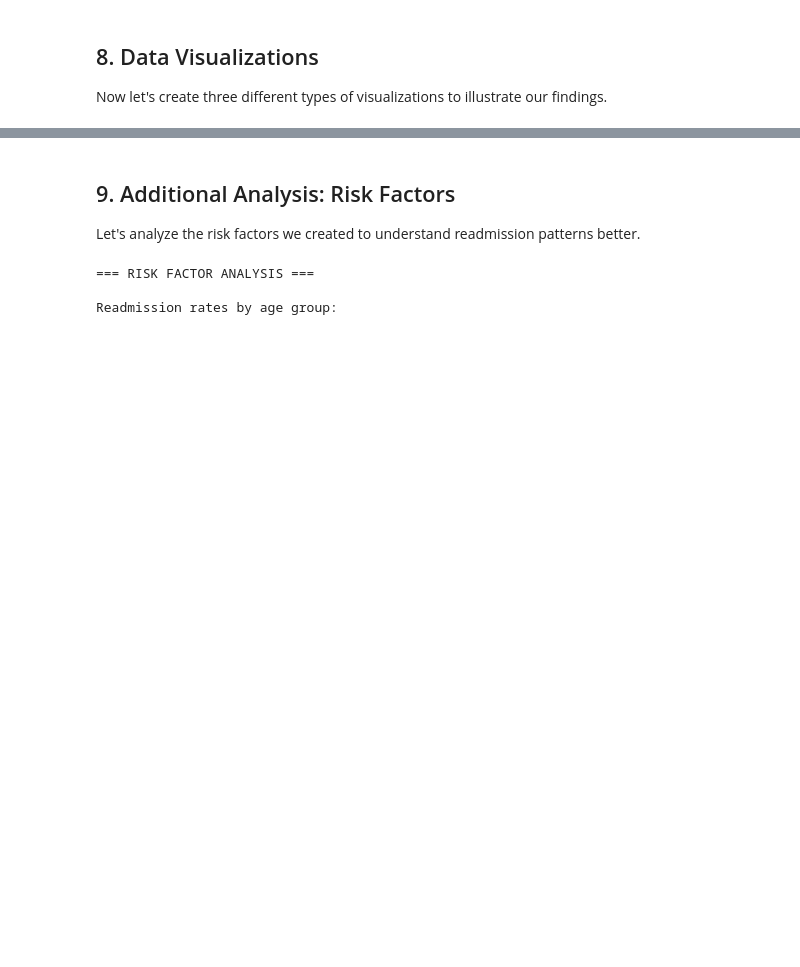
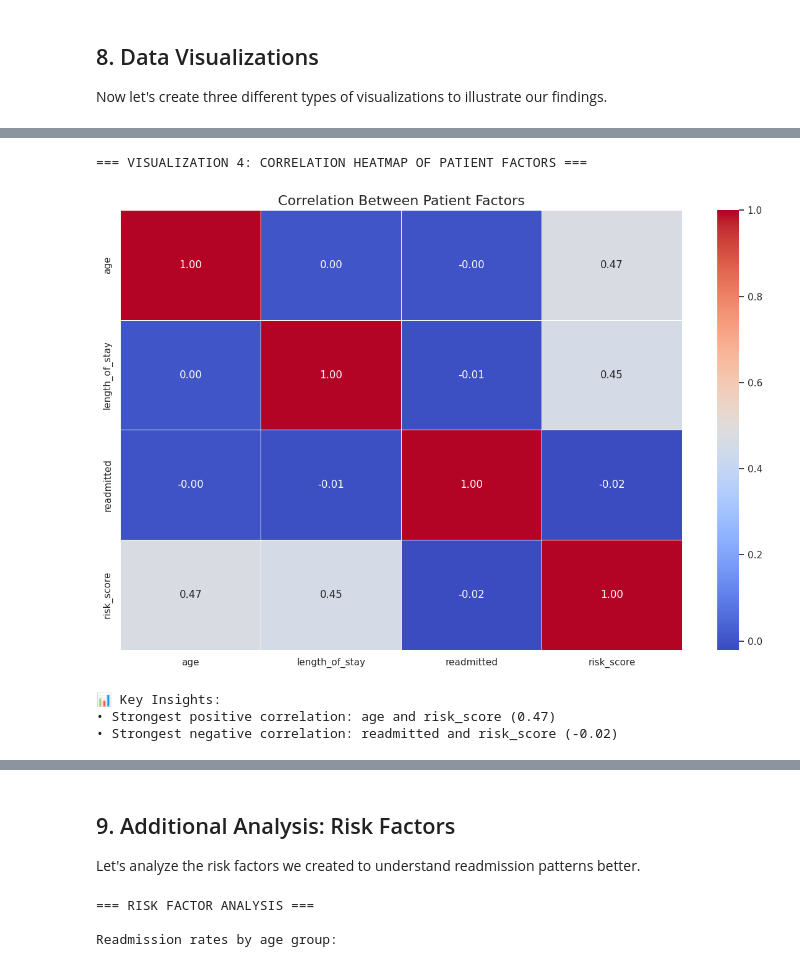
Before and after one commit to lcabrp/patient_analysis_01, a Jupyter notebook: healthcare_analysis.ipynb, the cells around one changed output, grey strips where cells are left out. Saved outputs shown, nothing was run; the diff lists cells and outputs as text; code cells hidden in the pictures; blank space fills up the shorter version.

Commit message:
Adding more visualizations

```diff
--- a/healthcare_analysis.ipynb
+++ b/healthcare_analysis.ipynb
@@ -761,0 +766,39 @@ print(f"• Worst performing hospital: {worst_hospital['hospital_name']} ({worst
+# %%
+# Visualization 4: Heatmap - Correlation between patient factors
+print("=== VISUALIZATION 4: CORRELATION HEATMAP OF PATIENT FACTORS ===")
+
+# Select numeric columns for correlation analysis
+numeric_columns = ['age', 'length_of_stay', 'readmitted', 'risk_score']
+correlation_matrix = patient_data[numeric_columns].corr()
+
+# Create the heatmap
+fig4 = vis.create_heatmap(
+    correlation_matrix,
+    title='Correlation Between Patient Factors',
+    cmap="coolwarm",
+    annot=True,
+    fmt=".2f"
+)
+plt.show()
+
+# Get correlations excluding self-correlations (diagonal)
+# unstack() converts the 2D correlation matrix into a 1D Series with MultiIndex
+# where each row is a pair of variables with their correlation value
+corr_pairs = correlation_matrix.unstack()
+
+# Remove self-correlations (diagonal)
+corr_pairs = corr_pairs[corr_pairs < 1.0]  # type: ignore
+
+# Find strongest positive and negative correlations
+strongest_positive = corr_pairs.nlargest(1) # type: ignore
+strongest_negative = corr_pairs.nsmallest(1) # type: ignore
+
+print(f"\n📊 Key Insights:")
+print(f"• Strongest positive correlation: {strongest_positive.index[0][0]} and {strongest_positive.index[0][1]} ({strongest_positive.values[0]:.2f})")
+print(f"• Strongest negative correlation: {strongest_negative.index[0][0]} and {strongest_negative.index[0][1]} ({strongest_negative.values[0]:.2f})")
+# %% [output]
+=== VISUALIZATION 4: CORRELATION HEATMAP OF PATIENT FACTORS ===
+[figure, added]
+📊 Key Insights:
+• Strongest positive correlation: age and risk_score (0.47)
+• Strongest negative correlation: readmitted and risk_score (-0.02)
```
Also changed, not shown: parts of 14 cells of this notebook.
